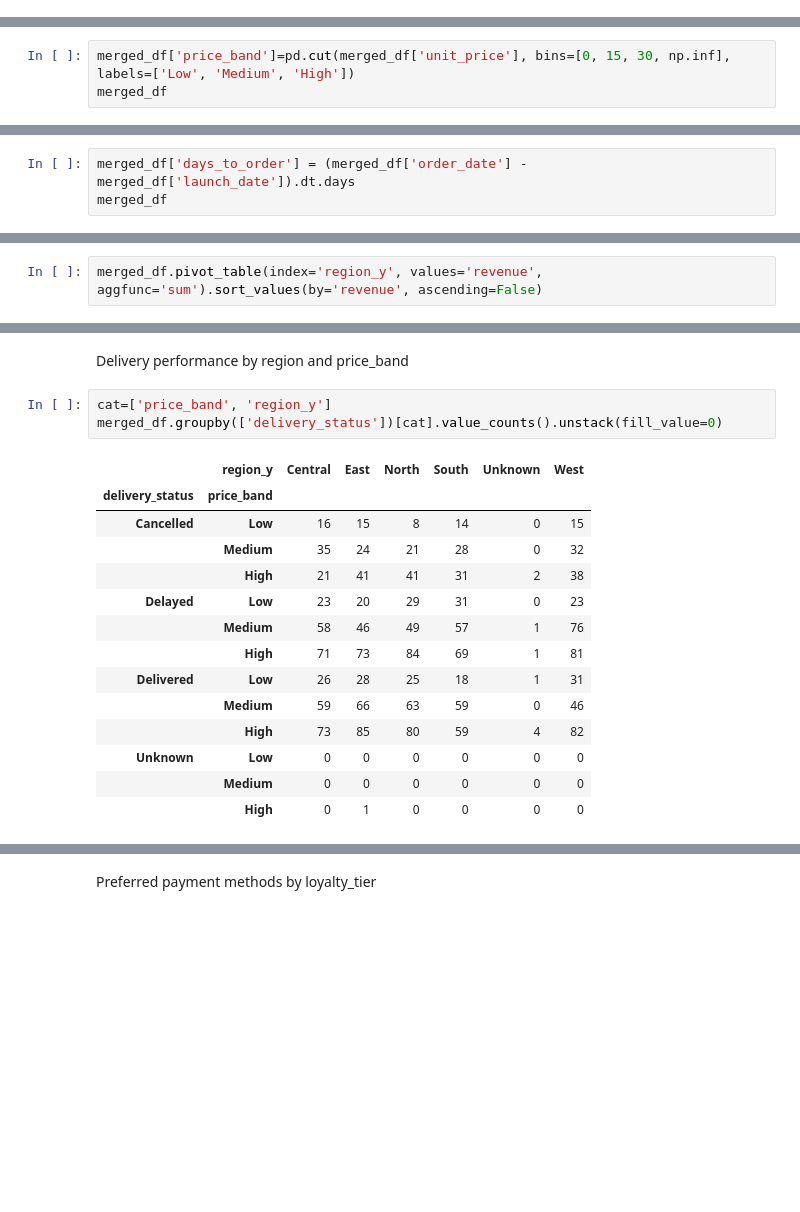
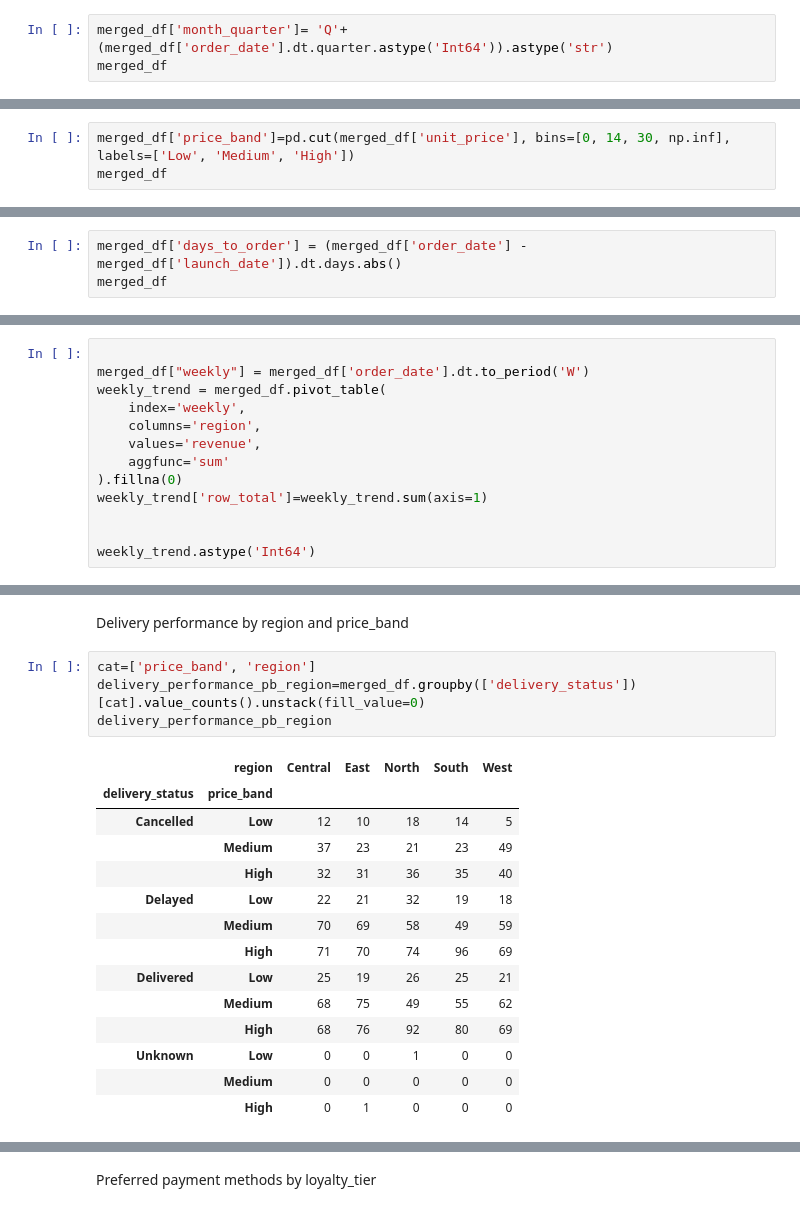
Before and after one commit to Augustine-cudjoe/Sales-Customer-Behaviour-Insights, a Jupyter notebook: sales_project_dataset.ipynb, the cells around one changed output, grey strips where cells are left out. Cells and saved outputs as stored; diff of their text form; blank space fills up the shorter version.

```diff
--- a/sales_project_dataset.ipynb
+++ b/sales_project_dataset.ipynb
@@ -305,0 +318,3 @@ merged_df
+# %%
+merged_df['month_quarter']= 'Q'+ (merged_df['order_date'].dt.quarter.astype('Int64')).astype('str')
+merged_df
@@ -306,7 +335,7 @@ merged_df
 # %% [markdown]
 4.3 price_band = Categorise unit price as Low (<£15), Medium (£15–30), High (>£30)
 # %%
-merged_df['price_band']=pd.cut(merged_df['unit_price'], bins=[0, 15, 30, np.inf], labels=['Low', 'Medium', 'High'])
+merged_df['price_band']=pd.cut(merged_df['unit_price'], bins=[0, 14, 30, np.inf], labels=['Low', 'Medium', 'High'])
 merged_df
 # %% [output]
 |  | order_id | customer_id | product_id | quantity | unit_price | order_date | delivery_status | payment_method | ... |
@@ -325,7 +354,7 @@ merged_df
 # %% [markdown]
 4.4 days_to_order = Days between launch_date and order_date
 # %%
-merged_df['days_to_order'] = (merged_df['order_date'] - merged_df['launch_date']).dt.days
+merged_df['days_to_order'] = (merged_df['order_date'] - merged_df['launch_date']).dt.days.abs()
 merged_df
 # %% [output]
 |  | order_id | customer_id | product_id | quantity | unit_price | order_date | delivery_status | payment_method | ... |
@@ -382,3 +413,14 @@ merged_df.head(10)
 # %%
-merged_df.pivot_table(index='region_y', values='revenue', aggfunc='sum').sort_values(by='revenue', ascending=False)
+
+merged_df["weekly"] = merged_df['order_date'].dt.to_period('W')
+weekly_trend = merged_df.pivot_table(
+    index='weekly',
+    columns='region',
+    values='revenue',
+    aggfunc='sum'
+).fillna(0)
+weekly_trend['row_total']=weekly_trend.sum(axis=1)
+
+
+weekly_trend.astype('Int64')
 # %% [output]
@@ -475,20 +518,21 @@ merged_df.pivot_table(index='month_name', columns='loyalty_tier', values='revenu
 # %% [markdown]
 Delivery performance by region and price_band
 # %%
-cat=['price_band', 'region_y']
-merged_df.groupby(['delivery_status'])[cat].value_counts().unstack(fill_value=0)
+cat=['price_band', 'region']
+delivery_performance_pb_region=merged_df.groupby(['delivery_status'])[cat].value_counts().unstack(fill_value=0)
+delivery_performance_pb_region
 # %% [output]
-|  | region_y | Central | East | North | South | Unknown | West |
-| delivery_status | price_band |  |  |  |  |  |  |
-| Cancelled | Low | 16 | 15 | 8 | 14 | 0 | 15 |
-|  | Medium | 35 | 24 | 21 | 28 | 0 | 32 |
-|  | High | 21 | 41 | 41 | 31 | 2 | 38 |
-| Delayed | Low | 23 | 20 | 29 | 31 | 0 | 23 |
-|  | Medium | 58 | 46 | 49 | 57 | 1 | 76 |
-|  | High | 71 | 73 | 84 | 69 | 1 | 81 |
-| Delivered | Low | 26 | 28 | 25 | 18 | 1 | 31 |
-|  | Medium | 59 | 66 | 63 | 59 | 0 | 46 |
-|  | High | 73 | 85 | 80 | 59 | 4 | 82 |
-| Unknown | Low | 0 | 0 | 0 | 0 | 0 | 0 |
-|  | Medium | 0 | 0 | 0 | 0 | 0 | 0 |
-|  | High | 0 | 1 | 0 | 0 | 0 | 0 |
+|  | region | Central | East | North | South | West |
+| delivery_status | price_band |  |  |  |  |  |
+| Cancelled | Low | 12 | 10 | 18 | 14 | 5 |
+|  | Medium | 37 | 23 | 21 | 23 | 49 |
+|  | High | 32 | 31 | 36 | 35 | 40 |
+| Delayed | Low | 22 | 21 | 32 | 19 | 18 |
+|  | Medium | 70 | 69 | 58 | 49 | 59 |
+|  | High | 71 | 70 | 74 | 96 | 69 |
+| Delivered | Low | 25 | 19 | 26 | 25 | 21 |
+|  | Medium | 68 | 75 | 49 | 55 | 62 |
+|  | High | 68 | 76 | 92 | 80 | 69 |
+| Unknown | Low | 0 | 0 | 1 | 0 | 0 |
+|  | Medium | 0 | 0 | 0 | 0 | 0 |
+|  | High | 0 | 1 | 0 | 0 | 0 |
```
Also changed, not shown: parts of 84 cells of this notebook, 6 other files.
